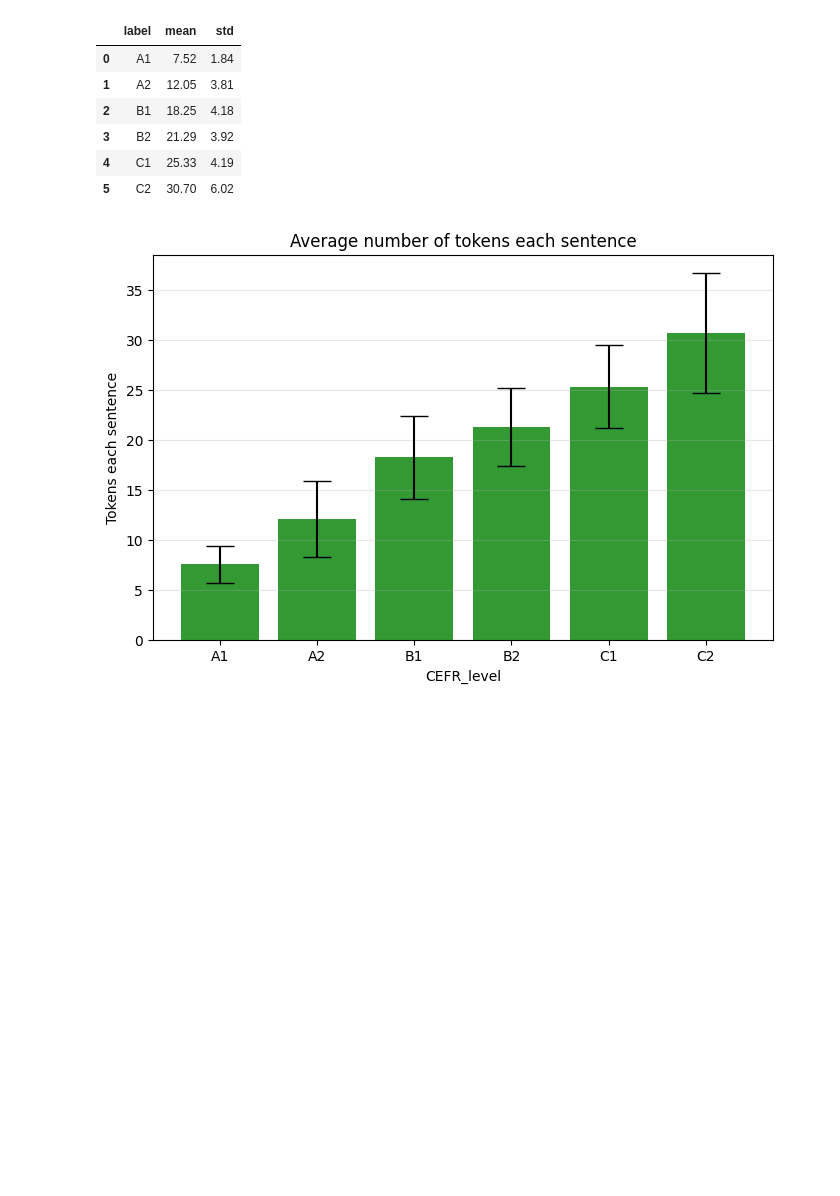
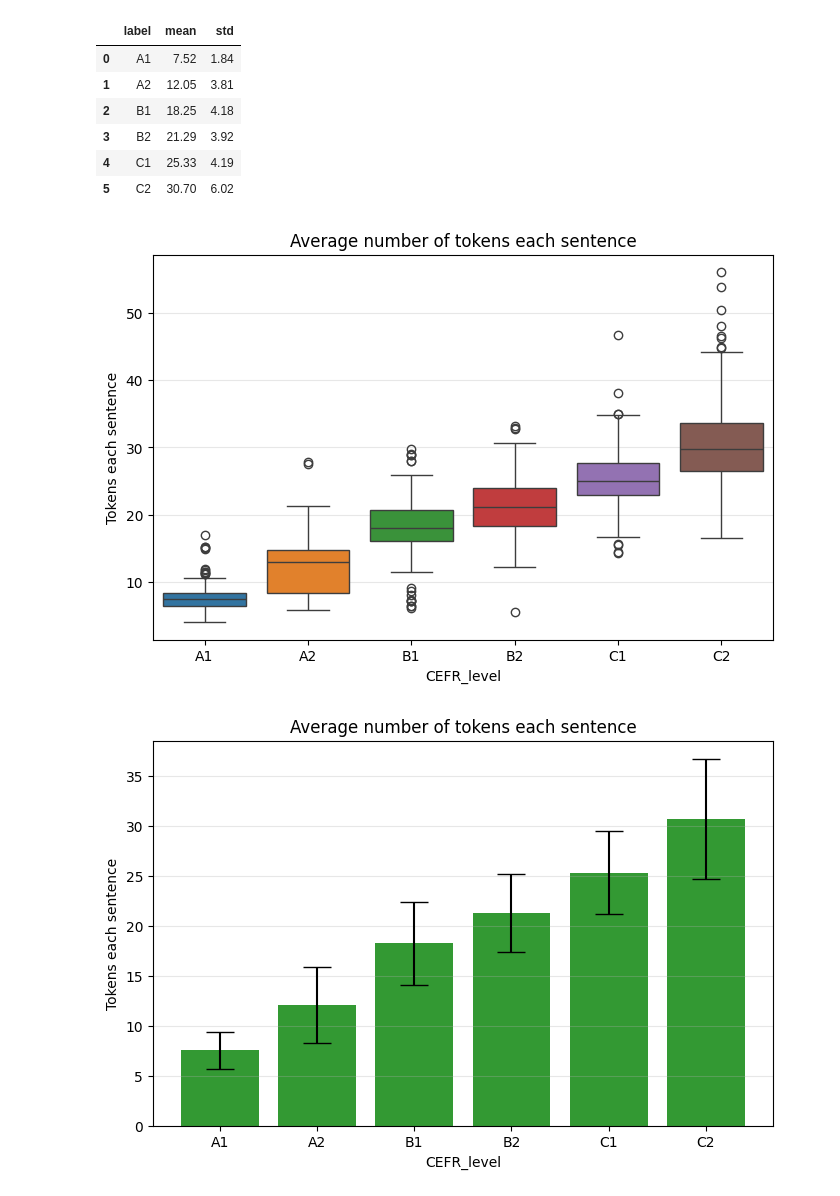
Before and after one commit to jakbh/SUDcom, a Jupyter notebook: experiments/dataset_analysis.ipynb, the cells around one changed output. Cells and saved outputs as stored; diff of their text form; code cells hidden in the pictures; blank space fills up the shorter version.

```diff
--- a/experiments/dataset_analysis.ipynb
+++ b/experiments/dataset_analysis.ipynb
@@ -335,6 +356,22 @@ avg_len_each_sent
 | 3 | B2 | 21.29 | 3.92 |
 | 4 | C1 | 25.33 | 4.19 |
 | 5 | C2 | 30.70 | 6.02 |
+# %%
+avg_len_each_sent_data = []
+for l in cefr_levels:
+    avg_len_each_sent_data.append(df[df["label"]==l]["avg_len_each_sent"].tolist())
+# %%
+plt.figure(figsize=(8, 5))
+sns.boxplot(data=avg_len_each_sent_data)
+plt.xticks(range(len(cefr_levels)), cefr_levels)
+plt.xlabel('CEFR_level')
+plt.ylabel('Tokens each sentence')
+plt.title('Average number of tokens each sentence')
+plt.grid(axis='y', alpha=0.3)
+plt.savefig('../Illustrations/Dataset_analysis/token_sent_boxplot.png')
+plt.show()
+# %% [output]
+[figure, added]
 # %%
 plt.figure(figsize=(8, 5))
 plt.bar(avg_len_each_sent['label'], avg_len_each_sent['mean'], yerr=avg_len_each_sent['std'],
```
Also changed, not shown: parts of 9 cells of this notebook, 1 other file.
